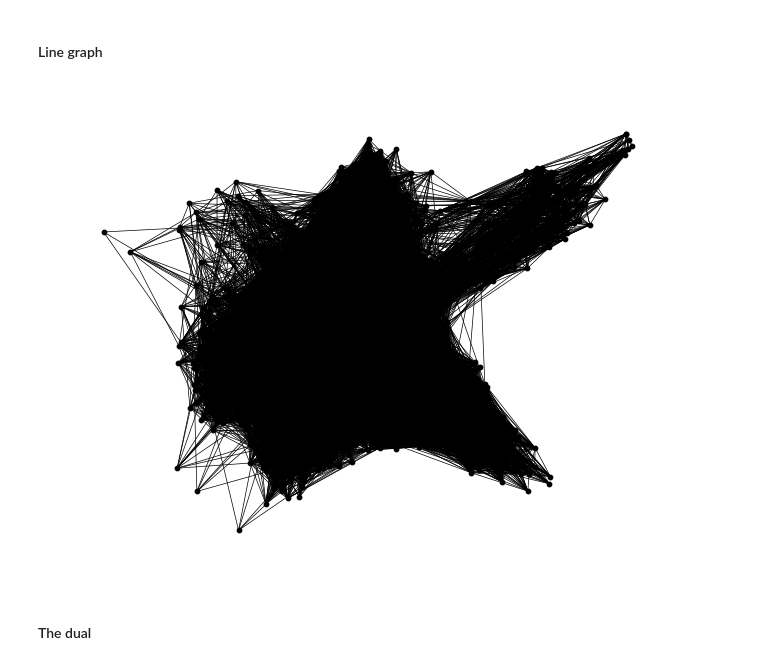
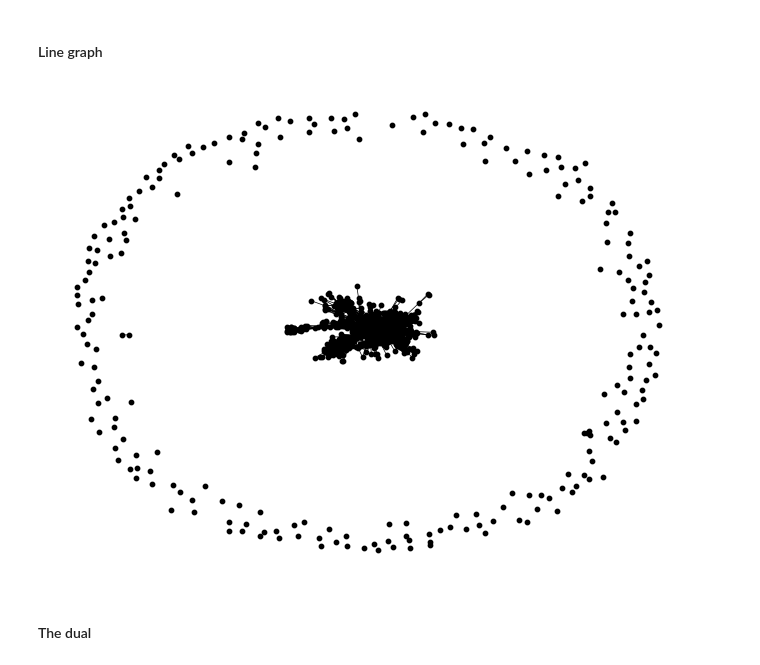
Before and after one commit to nwlandry/software-demos, a Jupyter notebook: quickstart.ipynb, the cells around one changed output. Drawn from its saved outputs; the diff is of its cells as text; code cells hidden in the pictures.

```diff
--- a/quickstart.ipynb
+++ b/quickstart.ipynb
@@ -165,10 +169,10 @@ plt.spy(A)
 # %% [markdown]
 #### Line graph
 # %%
-G = xgi.to_line_graph(H_enron_cleaned)
+G = xgi.to_line_graph(H_enron_cleaned, s=2)
 nx.draw(G, node_color="black", node_size=10, width=0.5)
 # %% [output]
-[figure, old version]
+[figure, new version]
 # %% [markdown]
 #### The dual
 # %%
```
Also changed, not shown: parts of 4 cells of this notebook, 1 other file.
